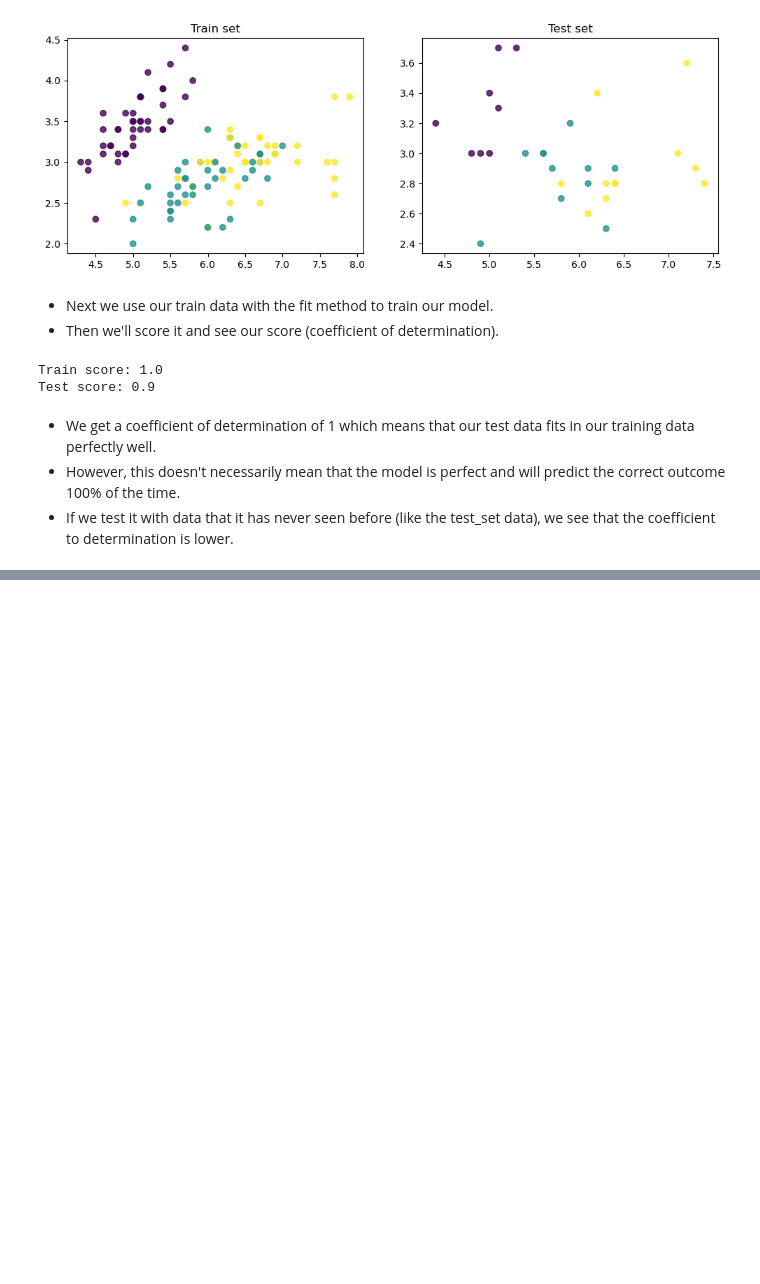
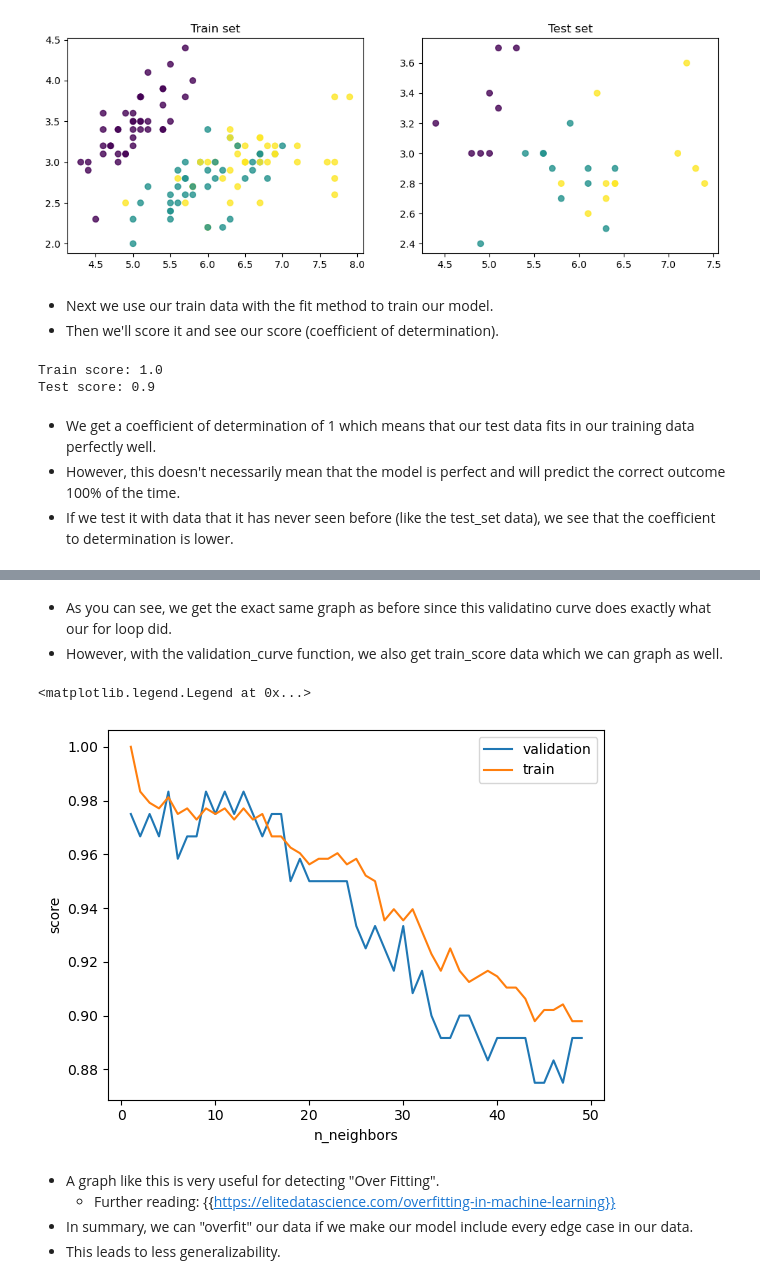
Before and after one commit to Drewski6/machine_learnia_tutorial, a Jupyter notebook: 21_sklearn_model_selection.ipynb, the cells around one changed output, grey strips where cells are left out. Saved outputs shown, nothing was run; the diff lists cells and outputs as text; code cells hidden in the pictures; blank space fills up the shorter version.

```diff
--- a/21_sklearn_model_selection.ipynb
+++ b/21_sklearn_model_selection.ipynb
@@ -84,0 +171,18 @@ Test score: 0.9
+# %% [markdown]
+- As you can see, we get the exact same graph as before since this validatino curve does exactly what our for loop did.
+- However, with the validation_curve function, we also get train_score data which we can graph as well.
+# %%
+plt.plot(k, val_score.mean(axis=1), label="validation")
+plt.plot(k, train_score.mean(axis=1), label="train")
+
+plt.ylabel('score')
+plt.xlabel('n_neighbors')
+plt.legend()
+# %% [output]
+<matplotlib.legend.Legend at 0x...>
+[figure, added]
+# %% [markdown]
+- A graph like this is very useful for detecting "Over Fitting".
+    - Further reading: {{https://elitedatascience.com/overfitting-in-machine-learning}}
+- In summary, we can "overfit" our data if we make our model include every edge case in our data.
+- This leads to less generalizability.
```
Also changed, not shown: parts of 38 cells of this notebook, 1 other file.
